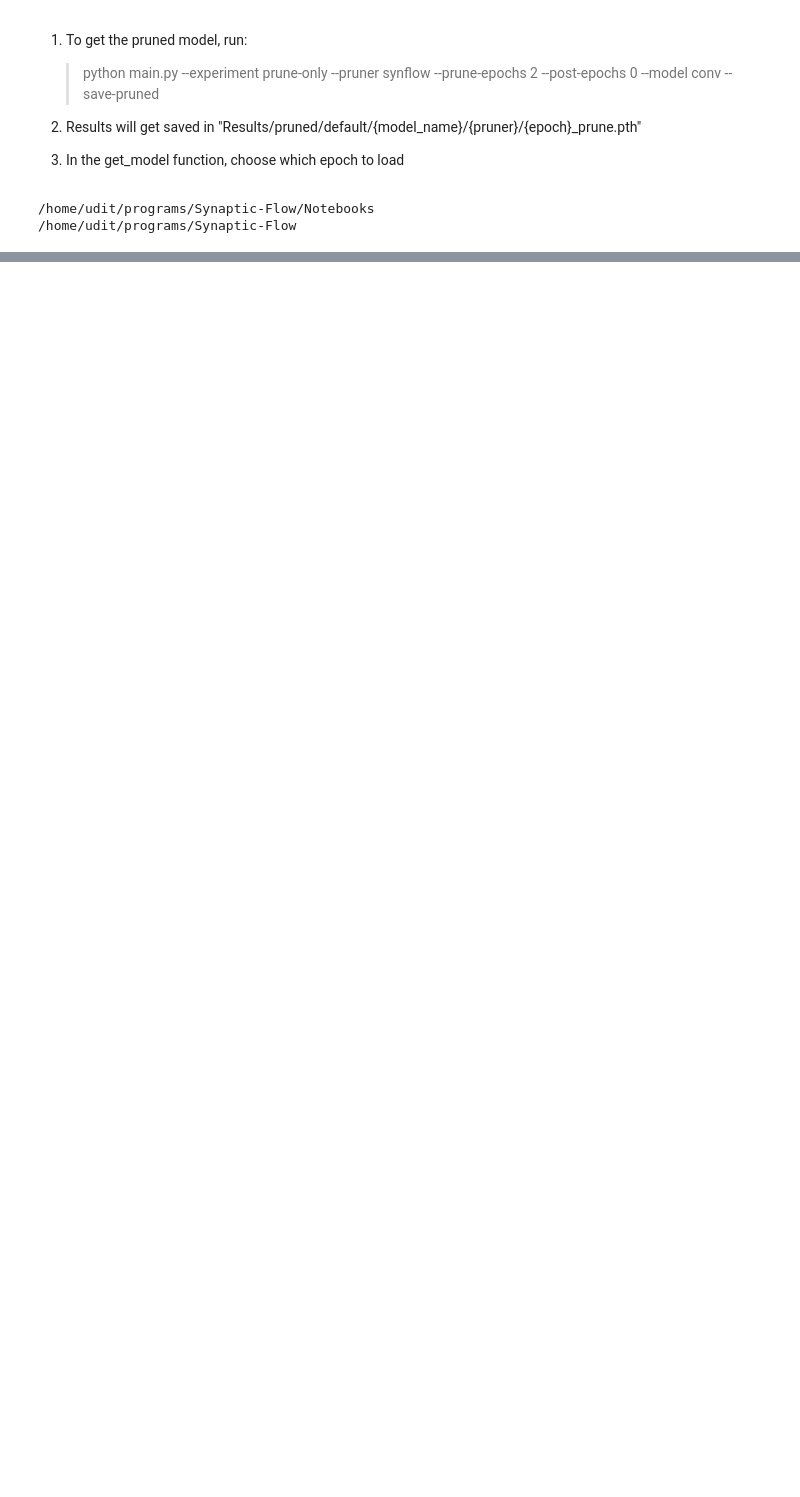
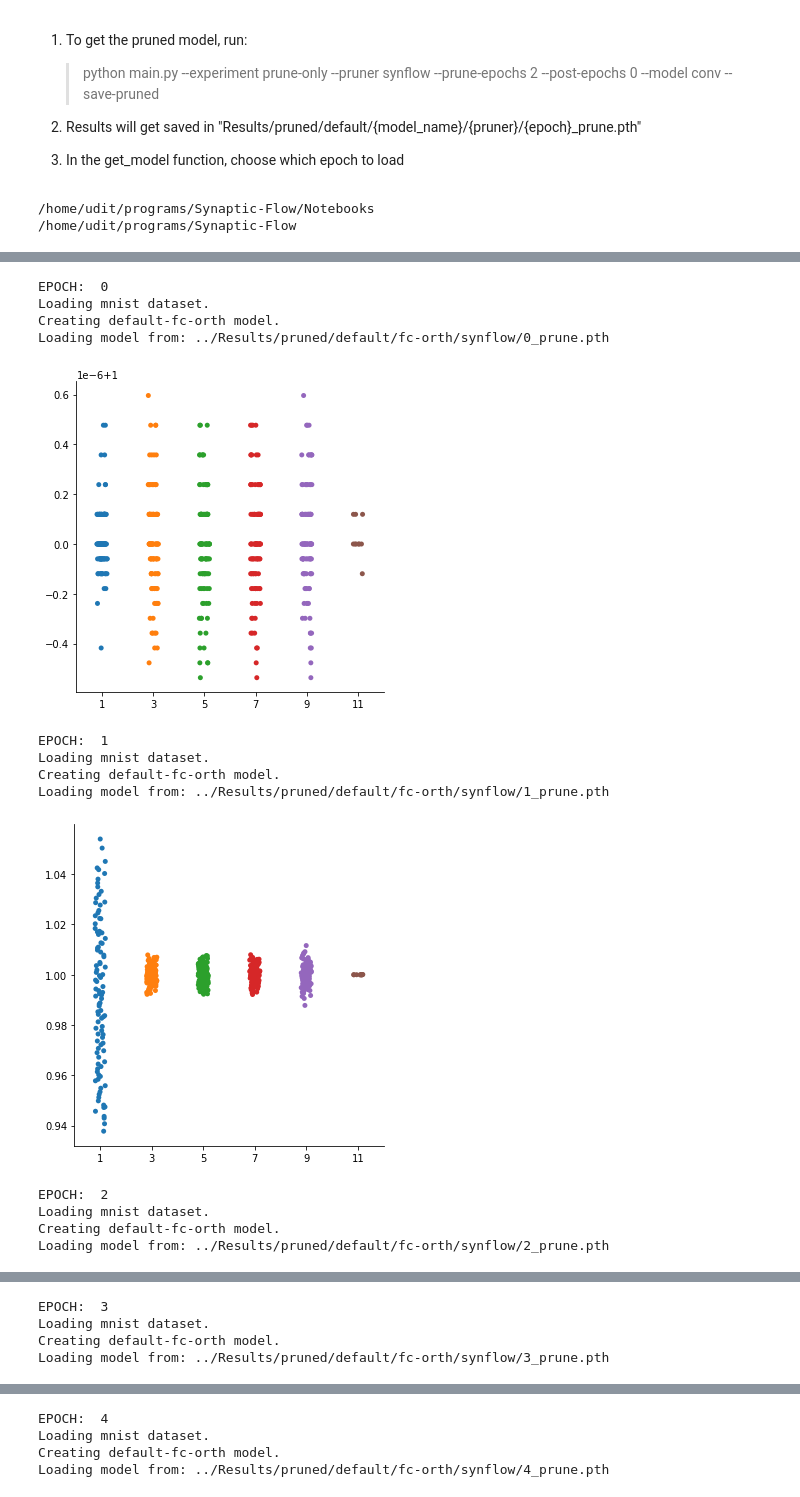
Before and after one commit to uditsaxena/Synaptic-Flow, a Jupyter notebook: Notebooks/Load Model Example.ipynb, the cells around one changed output, grey strips where cells are left out. Cells and saved outputs as stored; diff of their text form; code cells hidden in the pictures; blank space fills up the shorter version.

Commit message:
usax: Add conv orth

```diff
--- a/Notebooks/Load Model Example.ipynb
+++ b/Notebooks/Load Model Example.ipynb
@@ -101 +98,18 @@ Loading model from: ../Results/pruned/default/fc/synflow/5_prune.pth
 ... (8 outputs left out)
+# %%
+plot_per_layer_singular_values("fc-orth", "mnist", "default", 10)
+# %% [output]
+EPOCH:  0
+Loading mnist dataset.
+Creating default-fc-orth model.
+Loading model from: ../Results/pruned/default/fc-orth/synflow/0_prune.pth
+[figure, added]
+EPOCH:  1
+Loading mnist dataset.
+Creating default-fc-orth model.
+Loading model from: ../Results/pruned/default/fc-orth/synflow/1_prune.pth
+[figure, added]
+EPOCH:  2
+Loading mnist dataset.
+Creating default-fc-orth model.
+Loading model from: ../Results/pruned/default/fc-orth/synflow/2_prune.pth
@@ -101,0 +117,4 @@ Loading model from: ../Results/pruned/default/fc/synflow/5_prune.pth
+EPOCH:  3
+Loading mnist dataset.
+Creating default-fc-orth model.
+Loading model from: ../Results/pruned/default/fc-orth/synflow/3_prune.pth
@@ -101,0 +122,4 @@ Loading model from: ../Results/pruned/default/fc/synflow/5_prune.pth
+EPOCH:  4
+Loading mnist dataset.
+Creating default-fc-orth model.
+Loading model from: ../Results/pruned/default/fc-orth/synflow/4_prune.pth
```
Also changed, not shown: parts of 5 cells of this notebook, 3 other files.
